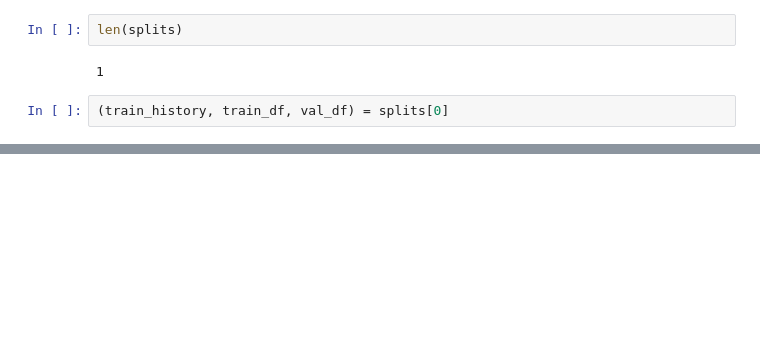
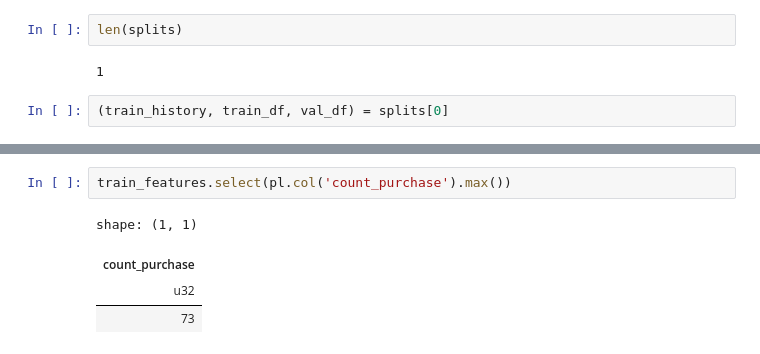
Before and after one commit to almayor/lavka-rs-contest, a Jupyter notebook: homework.ipynb, the cells around one changed output, grey strips where cells are left out. Cells and saved outputs as stored; diff of their text form; blank space fills up the shorter version.

```diff
--- a/homework.ipynb
+++ b/homework.ipynb
@@ -451,3 +463,10 @@ shape: (5, 2)
+# %%
+train_features.select(pl.col('count_purchase').max())
+# %% [output]
+shape: (1, 1)
+| count_purchase |
+| u32 |
+| 73 |
 # %%
 train_features.select(pl.col('count_purchase').is_null().any())
 # %% [output]
```
Also changed, not shown: parts of 10 cells of this notebook, 8 other files.
